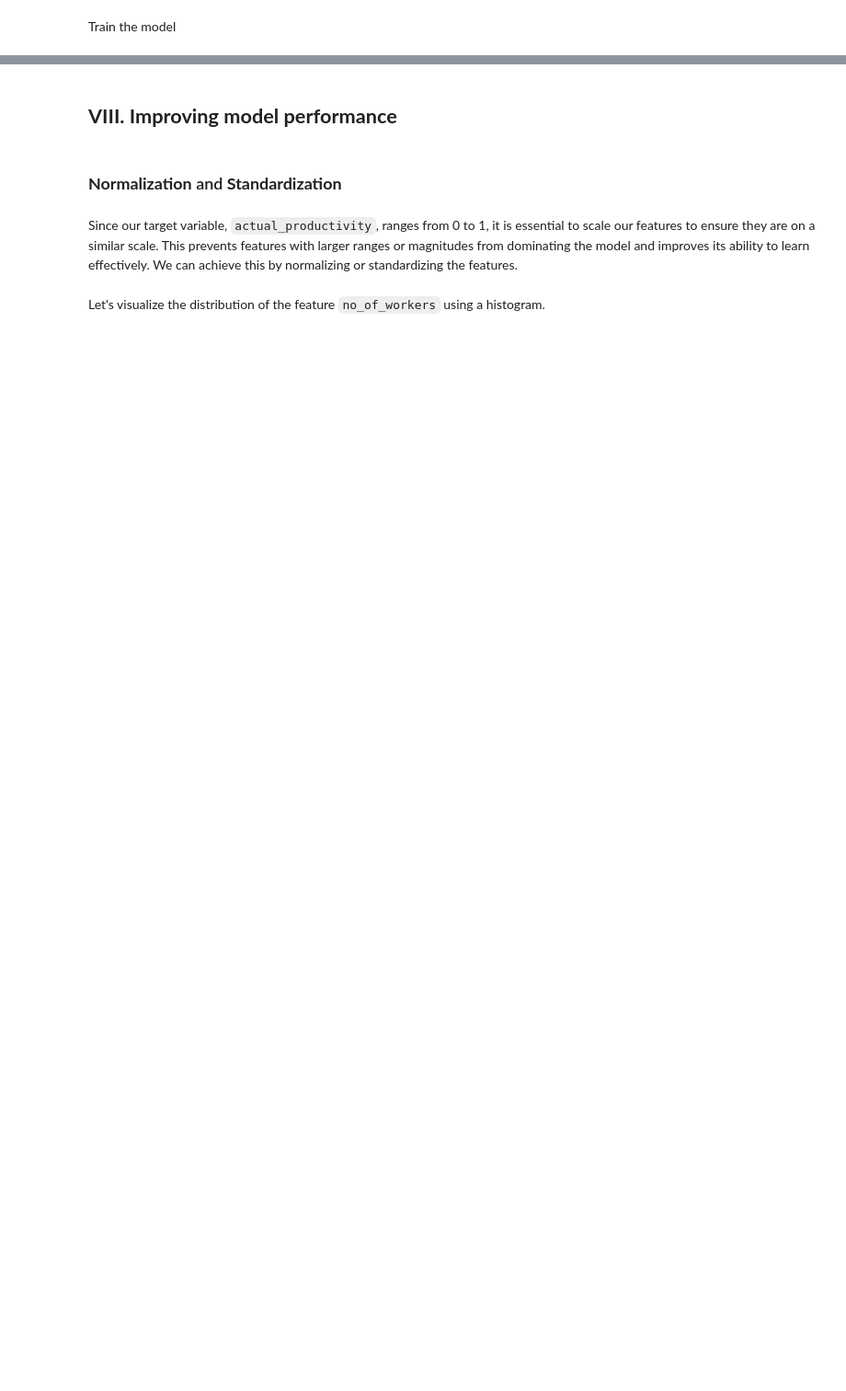
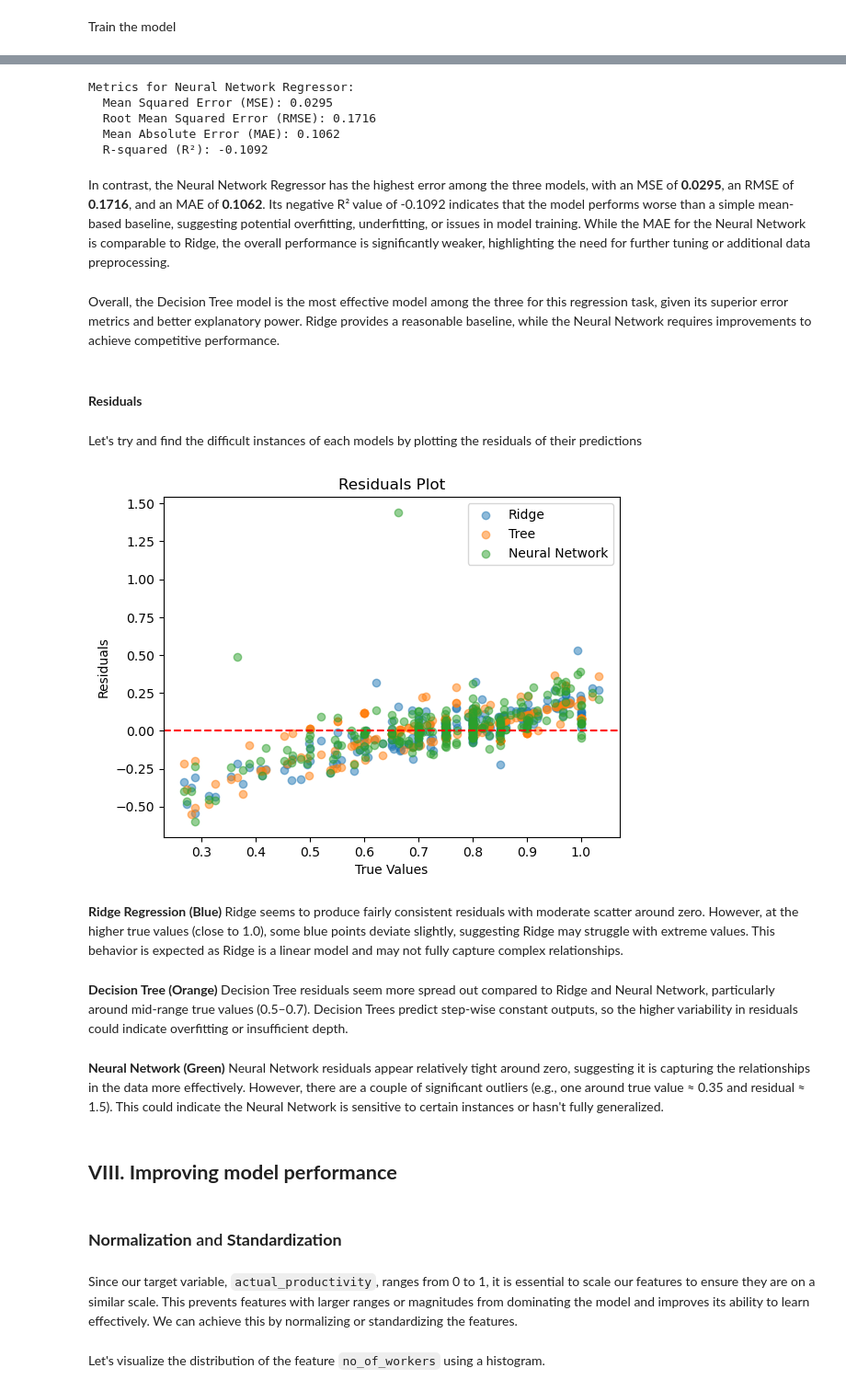
Before and after one commit to Samoyedeu/STINTSY-ML-Project, a Jupyter notebook: STINTSY_MLP.ipynb, the cells around one changed output, grey strips where cells are left out. Shown at 92% size. Cells and saved outputs as stored; diff of their text form; code cells hidden in the pictures; blank space fills up the shorter version.

Commit message:
Fix certain parts

```diff
--- a/STINTSY_MLP.ipynb
+++ b/STINTSY_MLP.ipynb
@@ -805 +867,4 @@ y_predicted = tree.predict(X_test)
+# %%
+poly_x_test = poly_feature_transform(X_test, degree)
+y_predicted = ridge.predict(poly_x_test)
 # %% [markdown]
@@ -815,0 +909,3 @@ While the model performs decently on both datasets, the relatively small differe
+# %%
+predictions_ridge = ridge.predict(poly_x_test)
+compute_metrics(y_test, predictions_ridge, "Ridge Regression")
@@ -815,0 +920,3 @@ While the model performs decently on both datasets, the relatively small differe
+# %%
+predictions_tree = tree.predict(X_test)
+compute_metrics(y_test, predictions_tree, "Decision Tree Regressor")
@@ -816,3 +931,49 @@ While the model performs decently on both datasets, the relatively small differe
+# %%
+predictions_nn = nn.predict(X_test)
+compute_metrics(y_test, predictions_nn, "Neural Network Regressor")
+# %% [output]
+Metrics for Neural Network Regressor:
+  Mean Squared Error (MSE): 0.0295
+  Root Mean Squared Error (RMSE): 0.1716
+  Mean Absolute Error (MAE): 0.1062
+  R-squared (R²): -0.1092
+# %% [markdown]
+In contrast, the Neural Network Regressor has the highest error among the three models, with an MSE of **0.0295**, an RMSE of **0.1716**, and an MAE of **0.1062**. Its negative R² value of -0.1092 indicates that the model performs worse than a simple mean-based baseline, suggesting potential overfitting, underfitting, or issues in model training. While the MAE for the Neural Network is comparable to Ridge, the overall performance is significantly weaker, highlighting the need for further tuning or additional data preprocessing.
+# %% [markdown]
+Overall, the Decision Tree model is the most effective model among the three for this regression task, given its superior error metrics and better explanatory power. Ridge provides a reasonable baseline, while the Neural Network requires improvements to achieve competitive performance.
+# %% [markdown]
+#### **Residuals**
+# %% [markdown]
+Let's try and find the difficult instances of each models by plotting the residuals of their predictions
+# %%
+import matplotlib.pyplot as plt
+
+# Residual scatter plot
+plt.scatter(y_test, y_test - predictions_ridge, alpha=0.5, label="Ridge")
+plt.scatter(y_test, y_test - predictions_tree, alpha=0.5, label="Tree")
+plt.scatter(y_test, y_test - predictions_nn, alpha=0.5, label="Neural Network")
+plt.axhline(0, color="red", linestyle="--")
+plt.legend()
+plt.title("Residuals Plot")
+plt.xlabel("True Values")
+plt.ylabel("Residuals")
+plt.show()
+# %% [output]
+[figure, added]
+# %% [markdown]
+**Ridge Regression (Blue)**
+Ridge seems to produce fairly consistent residuals with moderate scatter around zero.
+However, at the higher true values (close to 1.0), some blue points deviate slightly, suggesting Ridge may struggle with extreme values.
+This behavior is expected as Ridge is a linear model and may not fully capture complex relationships.
+# %% [markdown]
+**Decision Tree (Orange)**
+Decision Tree residuals seem more spread out compared to Ridge and Neural Network, particularly around mid-range true values (0.5–0.7).
+Decision Trees predict step-wise constant outputs, so the higher variability in residuals could indicate overfitting or insufficient depth.
+# %% [markdown]
+**Neural Network (Green)**
+Neural Network residuals appear relatively tight around zero, suggesting it is capturing the relationships in the data more effectively.
+However, there are a couple of significant outliers (e.g., one around true value ≈ 0.35 and residual ≈ 1.5).
+This could indicate the Neural Network is sensitive to certain instances or hasn't fully generalized.
 # %% [markdown]
 ## **VIII. Improving model performance**
 # %% [markdown]
```
Also changed, not shown: parts of 59 cells of this notebook.
